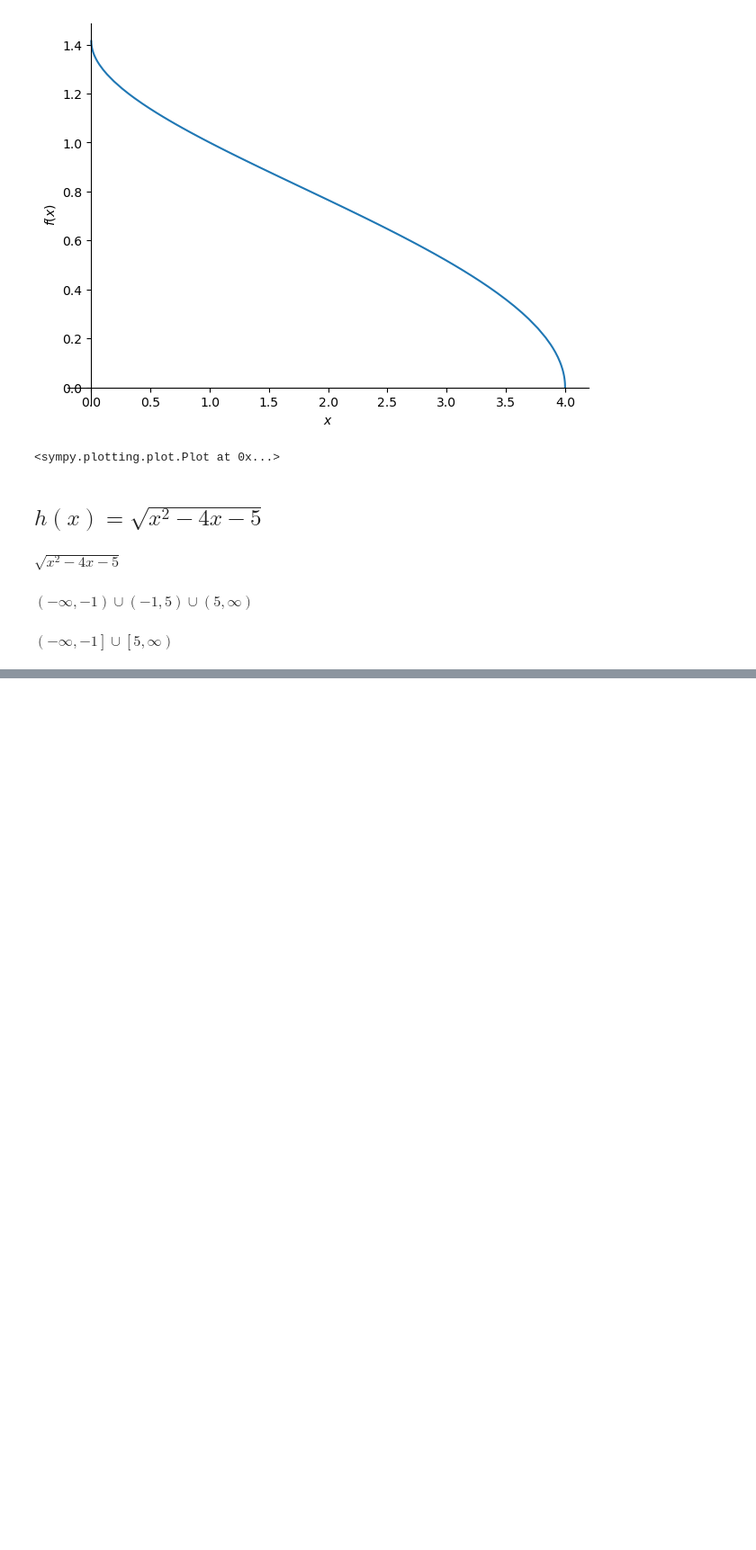
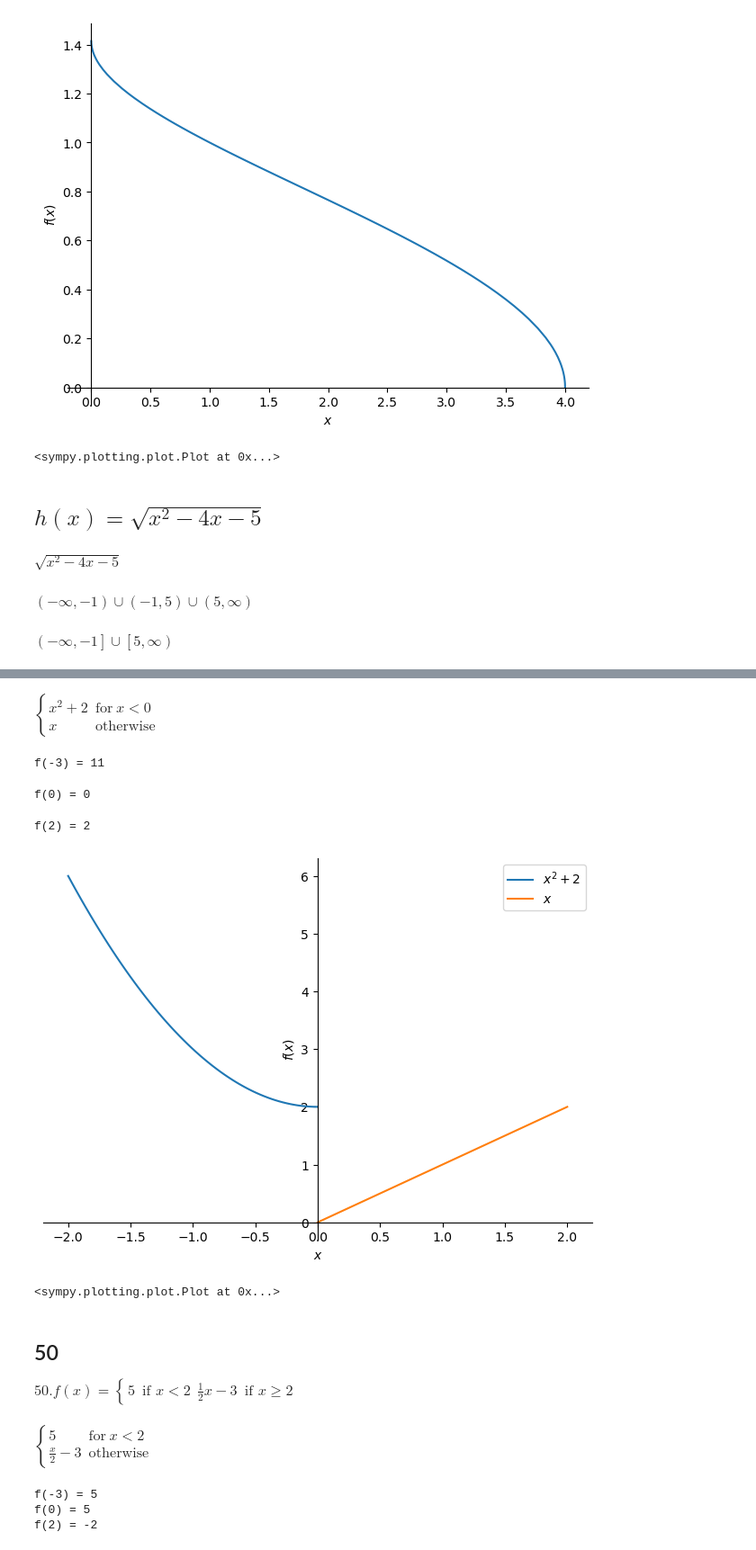
Before and after one commit to Lashi0812/Calculus, a Jupyter notebook: 01_1_Chapter_Four_way_to_represent_fn.ipynb, the cells around one changed output, grey strips where cells are left out. Shown at 90% size. Drawn from its saved outputs; the diff is of its cells as text; code cells hidden in the pictures; blank space fills up the shorter version.

```diff
--- a/01_1_Chapter_Four_way_to_represent_fn.ipynb
+++ b/01_1_Chapter_Four_way_to_represent_fn.ipynb
@@ -390,0 +460,49 @@ $\displaystyle \left(-\infty, -1\right] \cup \left[5, \infty\right)$
+# %%
+a = x**2 + 2
+b = x
+fx = sp.Piecewise((a,x<0),(b,x>=0))
+fx
+# %% [output]
+$\displaystyle \begin{cases} x^{2} + 2 & \text{for}\: x < 0 \\x & \text{otherwise} \end{cases}$
+# %%
+print(f"f(-3) = {fx.subs(x,-3)} ")
+# %% [output]
+f(-3) = 11
+# %%
+print(f"f(0) = {fx.subs(x,0)} ")
+# %% [output]
+f(0) = 0
+# %%
+print(f"f(2) = {fx.subs(x,2)} ")
+# %% [output]
+f(2) = 2
+# %%
+sp.plot(
+    (a,(x,-2,0)),
+    (b,(x,0,2)),
+    legend=True
+)
+# %% [output]
+[figure, added]
+<sympy.plotting.plot.Plot at 0x...>
+# %% [markdown]
+## 50
+$50. f(x)=\begin{cases} 5 & \text{if } x<2 \ \ \frac{1}{2}x-3 & \text{if } x\ge2\end{cases}$
+# %%
+a = 5
+b = (x/2)-3
+fx = sp.Piecewise(
+    (a,x<2),
+    (b,x>=2)
+)
+fx
+# %% [output]
+$\displaystyle \begin{cases} 5 & \text{for}\: x < 2 \\\frac{x}{2} - 3 & \text{otherwise} \end{cases}$
+# %%
+print(f"f(-3) = {fx.subs(x,-3)} ")
+print(f"f(0) = {fx.subs(x,0)} ")
+print(f"f(2) = {fx.subs(x,2)} ")
+# %% [output]
+f(-3) = 5
+f(0) = 5
+f(2) = -2
```
Also changed, not shown: parts of 45 cells of this notebook.
